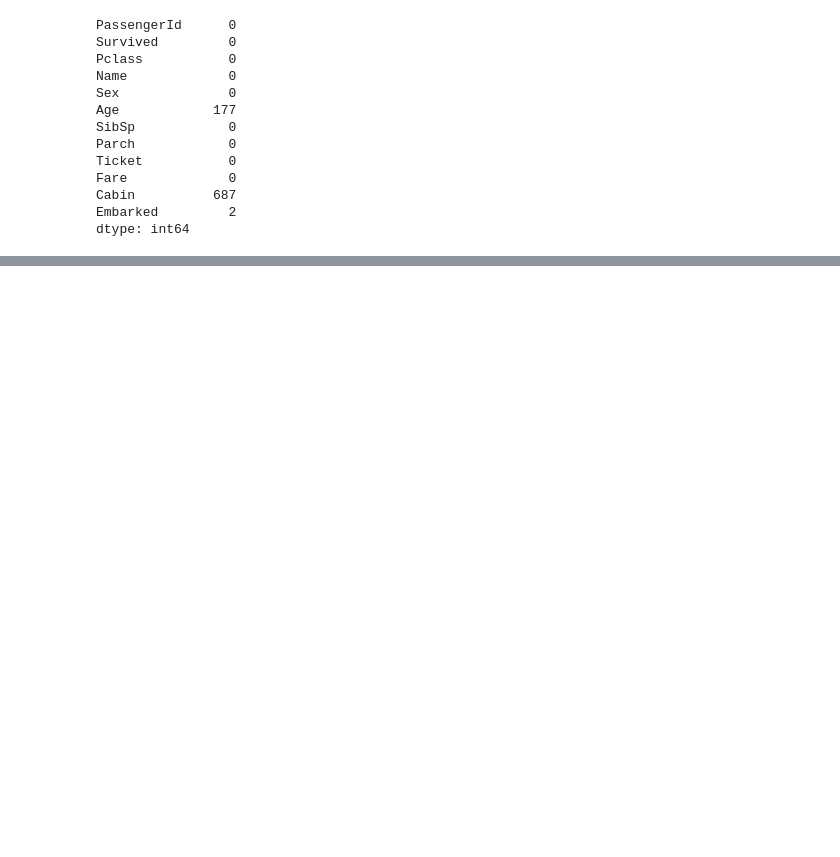
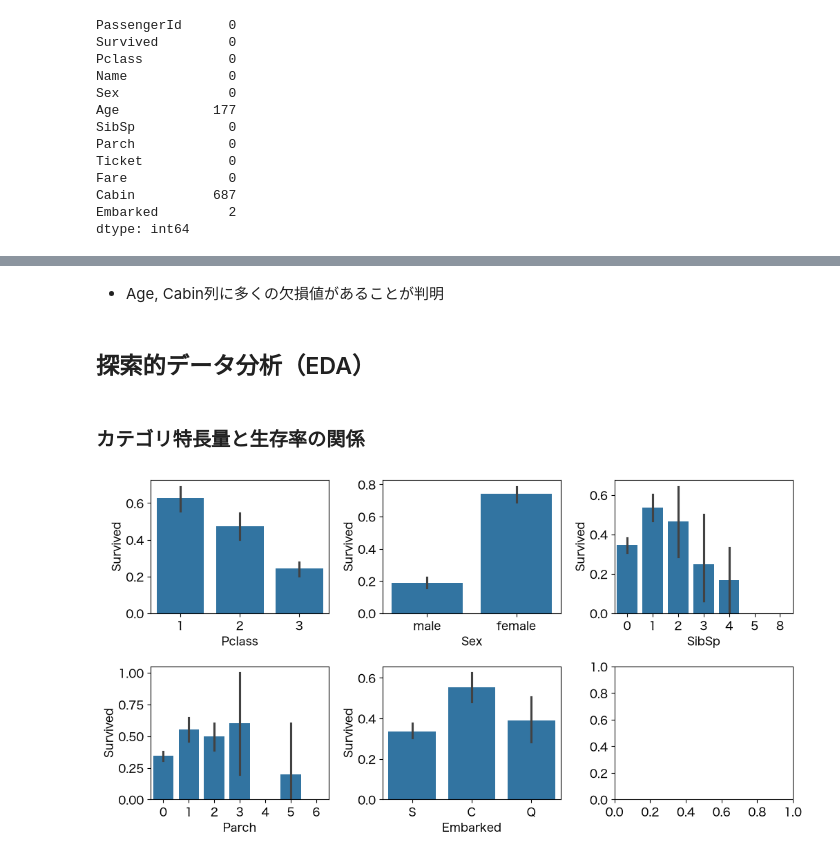
Before and after one commit to yasunobu-nonaka/machine-learning-notebooks, a Jupyter notebook: titanic/note.ipynb, the cells around one changed output, grey strips where cells are left out. Cells and saved outputs as stored; diff of their text form; code cells hidden in the pictures; blank space fills up the shorter version.

```diff
--- a/titanic/note.ipynb
+++ b/titanic/note.ipynb
@@ -4,3 +6,17 @@ import pandas as pd
+# %%
+import platform
+from matplotlib import rcParams
+
+system = platform.system()
+
+if system == "Windows":
+    rcParams["font.family"] = "Meiryo"
+elif system == "Darwin":  # macOS
+    rcParams["font.family"] = "Hiragino Sans"
+else:  # Linux
+    rcParams["font.family"] = "IPAexGothic"
+
+rcParams["font.size"] = 12
 # %% [markdown]
 ## Load data
 # %%
@@ -63,3 +101,23 @@ df_train[df_train["Age"].isna()].sample(5, random_state=42)
 | 667 | 668 | 0 | 3 | Rommetvedt, Mr. Knud Paust | male | NaN | 0 | 0 | 312993 | 7.7750 | ... |
 | 158 | 159 | 0 | 3 | Smiljanic, Mr. Mile | male | NaN | 0 | 0 | 315037 | 8.6625 | ... |
 | 347 | 348 | 1 | 3 | Davison, Mrs. Thomas Henry (Mary ... | female | NaN | 1 | 0 | 386525 | 16.1000 | ... |
+# %% [markdown]
+- Age, Cabin列に多くの欠損値があることが判明
+# %% [markdown]
+## 探索的データ分析（EDA）
+# %% [markdown]
+### カテゴリ特長量と生存率の関係
+# %%
+fig, axs = plt.subplots(2, 3, figsize=(12, 6))
+axs = axs.ravel()
+cols = ["Pclass", "Sex", "SibSp", "Parch", "Embarked"]
+
+for i, ax in enumerate(axs):
+    if i < len(cols):
+        sns.barplot(df_train, x=cols[i], y="Survived", ax=ax)
+
+plt.subplots_adjust(wspace=0.3, hspace=0.4)
+
+plt.show()
+# %% [output]
+[figure, added]
```
Also changed, not shown: parts of 12 cells of this notebook, 1 other file.
